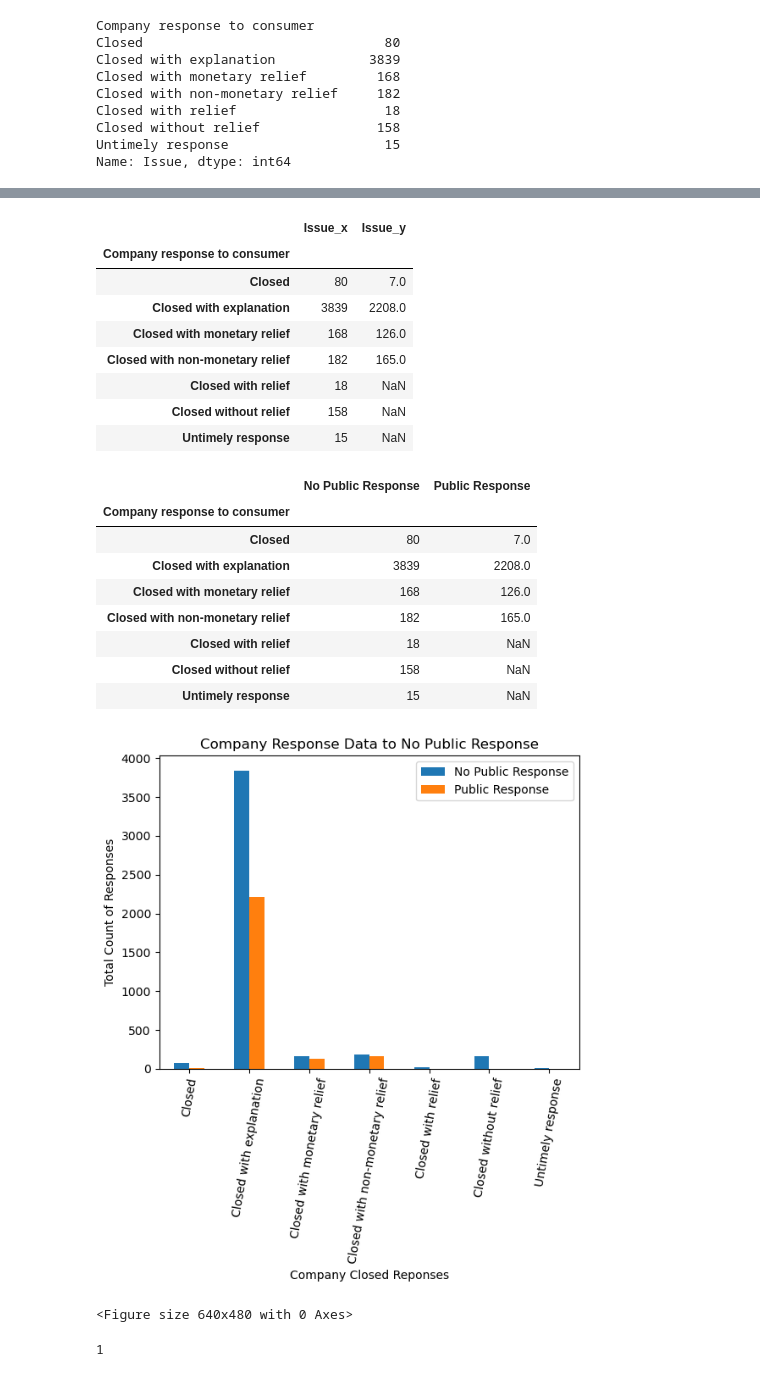
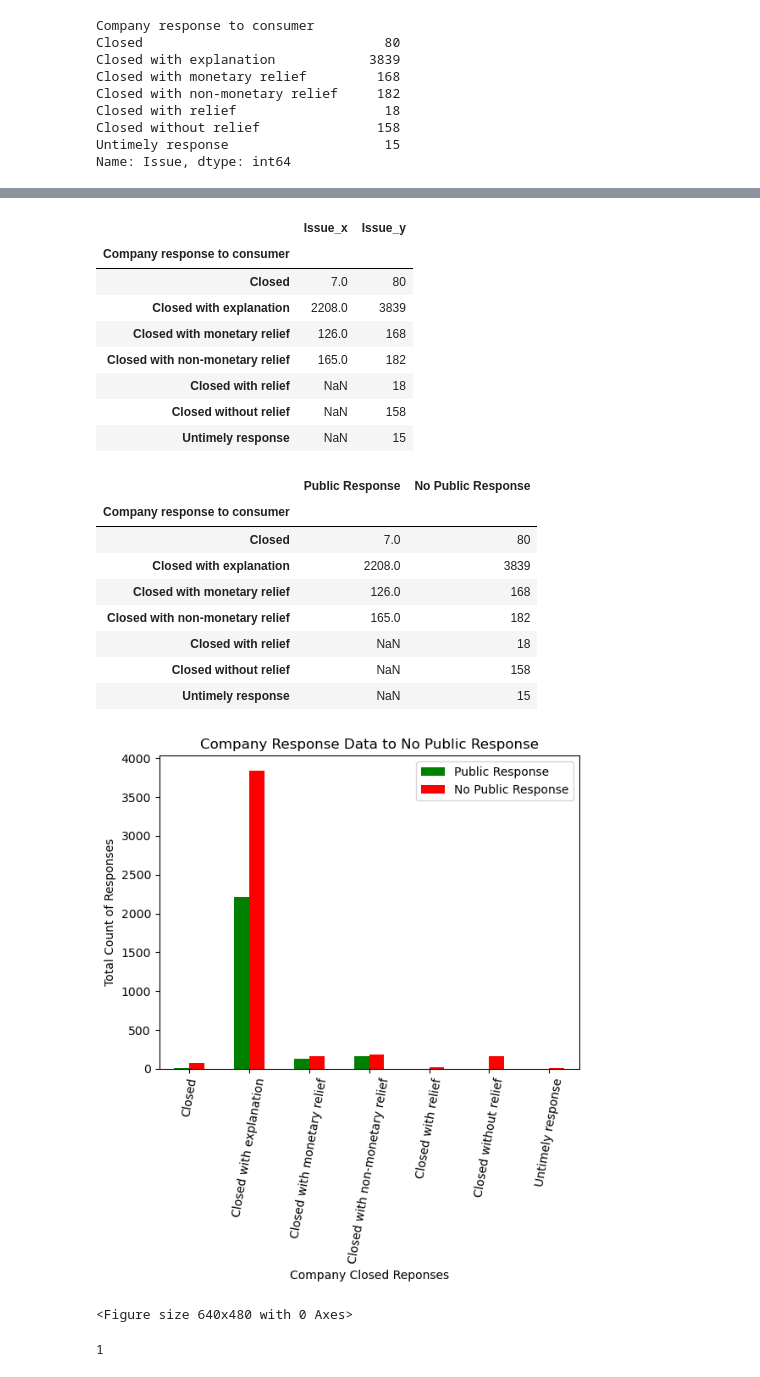
Before and after one commit to carlosvalenciano/Customer-Complaints, a Jupyter notebook: customer-complaints_jodee.ipynb, the cells around one changed output, grey strips where cells are left out. Drawn from its saved outputs; the diff is of its cells as text; code cells hidden in the pictures.

```diff
--- a/customer-complaints_jodee.ipynb
+++ b/customer-complaints_jodee.ipynb
@@ -146,46 +146,46 @@ Zeus Mortgage, Ltd.          Closed with explanation       Application, originat
 iFreedom Direct Corporation  Closed with explanation       Application, originator, mortgage broker                       1
 Name: Issue, Length: 785, dtype: int64
 # %%
-# 8 Merging Dataframes of responses counted to plot on a bar graph
-merge_df = pd.merge(response_N_df, response_Y_df, how= 'outer', on="Company response to consumer")
+# Merging Dataframes of responses counted to plot on a bar graph
+merge_df = pd.merge( response_Y_df,response_N_df, how= 'outer', on="Company response to consumer")
 display(merge_df)
 # %% [output]
 |  | Issue_x | Issue_y |
 | Company response to consumer |  |  |
-| Closed | 80 | 7.0 |
-| Closed with explanation | 3839 | 2208.0 |
-| Closed with monetary relief | 168 | 126.0 |
-| Closed with non-monetary relief | 182 | 165.0 |
-| Closed with relief | 18 | NaN |
-| Closed without relief | 158 | NaN |
-| Untimely response | 15 | NaN |
+| Closed | 7.0 | 80 |
+| Closed with explanation | 2208.0 | 3839 |
+| Closed with monetary relief | 126.0 | 168 |
+| Closed with non-monetary relief | 165.0 | 182 |
+| Closed with relief | NaN | 18 |
+| Closed without relief | NaN | 158 |
+| Untimely response | NaN | 15 |
 # %%
-# 9 Renaming columns to be displayed on the legend
-Bar_df = merge_df.rename(columns={"Issue_x": "No Public Response", "Issue_y": "Public Response"})
+#  Renaming columns to be displayed on the legend
+Bar_df = merge_df.rename(columns={"Issue_x":"Public Response" , "Issue_y": "No Public Response"})
 display(Bar_df)
 # %% [output]
-|  | No Public Response | Public Response |
+|  | Public Response | No Public Response |
 | Company response to consumer |  |  |
-| Closed | 80 | 7.0 |
-| Closed with explanation | 3839 | 2208.0 |
-| Closed with monetary relief | 168 | 126.0 |
-| Closed with non-monetary relief | 182 | 165.0 |
-| Closed with relief | 18 | NaN |
-| Closed without relief | 158 | NaN |
-| Untimely response | 15 | NaN |
+| Closed | 7.0 | 80 |
+| Closed with explanation | 2208.0 | 3839 |
+| Closed with monetary relief | 126.0 | 168 |
+| Closed with non-monetary relief | 165.0 | 182 |
+| Closed with relief | NaN | 18 |
+| Closed without relief | NaN | 158 |
+| Untimely response | NaN | 15 |
 # %%
-# 10 JODEE END
+# JODEE END
 #How to add a total count to each Bar
-Bar_df.plot(kind="bar")
+Bar_df.plot(kind="bar", color=["g","r"])
 plt.xticks(rotation=80)
 plt.title("Company Response Data to No Public Response")
 plt.xlabel("Company Closed Reponses")
 plt.ylabel("Total Count of Responses")
 plt.show()
 plt.tight_layout()
 plt.savefig('Company_Reponse_Data.png')
 # %% [output]
-[figure, old version]
+[figure, new version]
 <Figure size 640x480 with 0 Axes>
 # %%
 # #Code to country what location for pgeocode package
```
Also changed, not shown: parts of 7 cells of this notebook.
